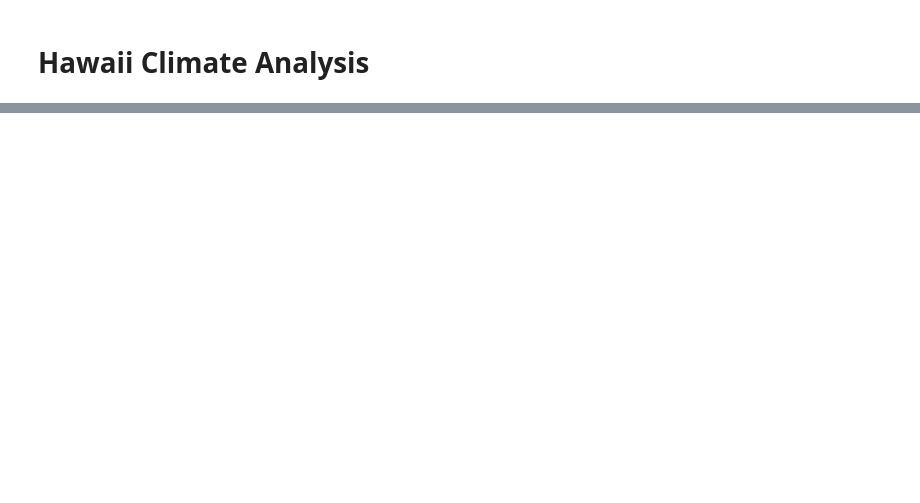
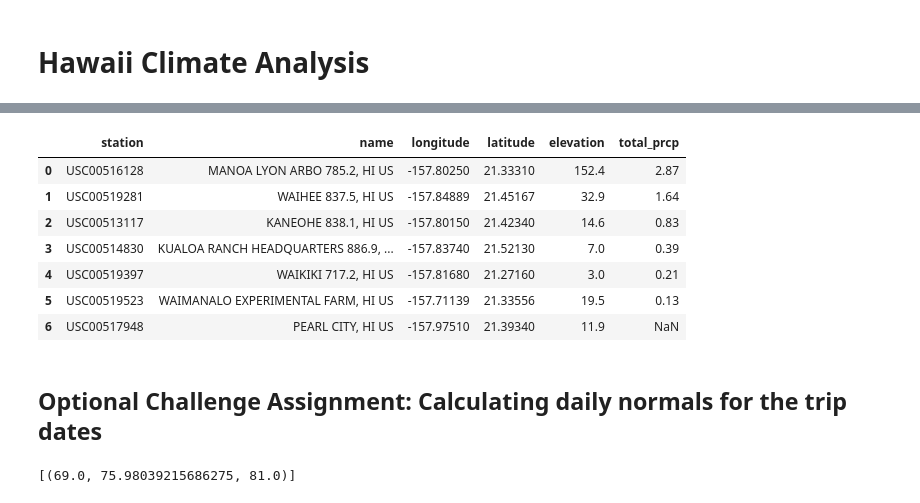
Before and after one commit to DaryaRudych/SQL-Python, a Jupyter notebook: SQLAlchemy Climate Analysis.ipynb, the cells around one changed output, grey strips where cells are left out. Saved outputs shown, nothing was run; the diff lists cells and outputs as text; code cells hidden in the pictures; blank space fills up the shorter version.

```diff
--- a/SQLAlchemy Climate Analysis.ipynb
+++ b/SQLAlchemy Climate Analysis.ipynb
@@ -340,0 +18,3 @@ plt.xticks([])
+# %%
+# Database Setup
+engine = create_engine("sqlite:////Users/daryarudych/Desktop/repos/SQL-Python/hawaii.sqlite")
@@ -340,0 +252,47 @@ plt.xticks([])
+# %%
+#Calculating the rainfall per weather station for our trip dates using the previous year's matching dates.
+# Sorting this in descending order by precipitation amount
+# list the station, name, latitude, longitude, and elevation
+
+start_date =  '2017-07-01'
+end_date = '2017-07-15'
+sel = [Measurement.station, Station.name,
+       Station.longitude, Station.latitude, Station.elevation, func.sum(Measurement.prcp).label("total_prcp")]
+
+rainfall_per_station = session.query(*sel).filter(Measurement.station == Station.station).\
+                        filter(Measurement.date>=start_date).\
+                        filter(Measurement.date<=end_date).\
+                        group_by(Measurement.station).\
+                        order_by(func.sum(Measurement.prcp).desc()).statement
+rain_per_station = pd.read_sql_query(rainfall_per_station, session.bind)
+rain_per_station
+# %% [output]
+|  | station | name | longitude | latitude | elevation | total_prcp |
+| 0 | USC00516128 | MANOA LYON ARBO 785.2, HI US | -157.80250 | 21.33310 | 152.4 | 2.87 |
+| 1 | USC00519281 | WAIHEE 837.5, HI US | -157.84889 | 21.45167 | 32.9 | 1.64 |
+| 2 | USC00513117 | KANEOHE 838.1, HI US | -157.80150 | 21.42340 | 14.6 | 0.83 |
+| 3 | USC00514830 | KUALOA RANCH HEADQUARTERS 886.9, ... | -157.83740 | 21.52130 | 7.0 | 0.39 |
+| 4 | USC00519397 | WAIKIKI 717.2, HI US | -157.81680 | 21.27160 | 3.0 | 0.21 |
+| 5 | USC00519523 | WAIMANALO EXPERIMENTAL FARM, HI US | -157.71139 | 21.33556 | 19.5 | 0.13 |
+| 6 | USC00517948 | PEARL CITY, HI US | -157.97510 | 21.39340 | 11.9 | NaN |
+# %% [markdown]
+## Optional Challenge Assignment: Calculating daily normals for the trip dates
+# %%
+# Creating a query that will calculate the daily normals
+# (i.e. the averages for tmin, tmax, and tavg for all historic data matching a specific month and day)
+
+def daily_normals(date):
+    """Daily Normals.
+    Args:
+        date (str): A date string in the format '%m-%d'
+    Returns:
+        A list of tuples containing the daily normals, tmin, tavg, and tmax
+
+    """
+    sel = [func.min(Measurement.tobs), func.avg(Measurement.tobs), func.max(Measurement.tobs)]
+    return session.query(*sel).filter(func.strftime("%m-%d", Measurement.date) == date).all()
+
+#Just checking if it works
+daily_normals("08-09")
+# %% [output]
+[(69.0, 75.98039215686275, 81.0)]
```
Also changed, not shown: parts of 50 cells of this notebook.
